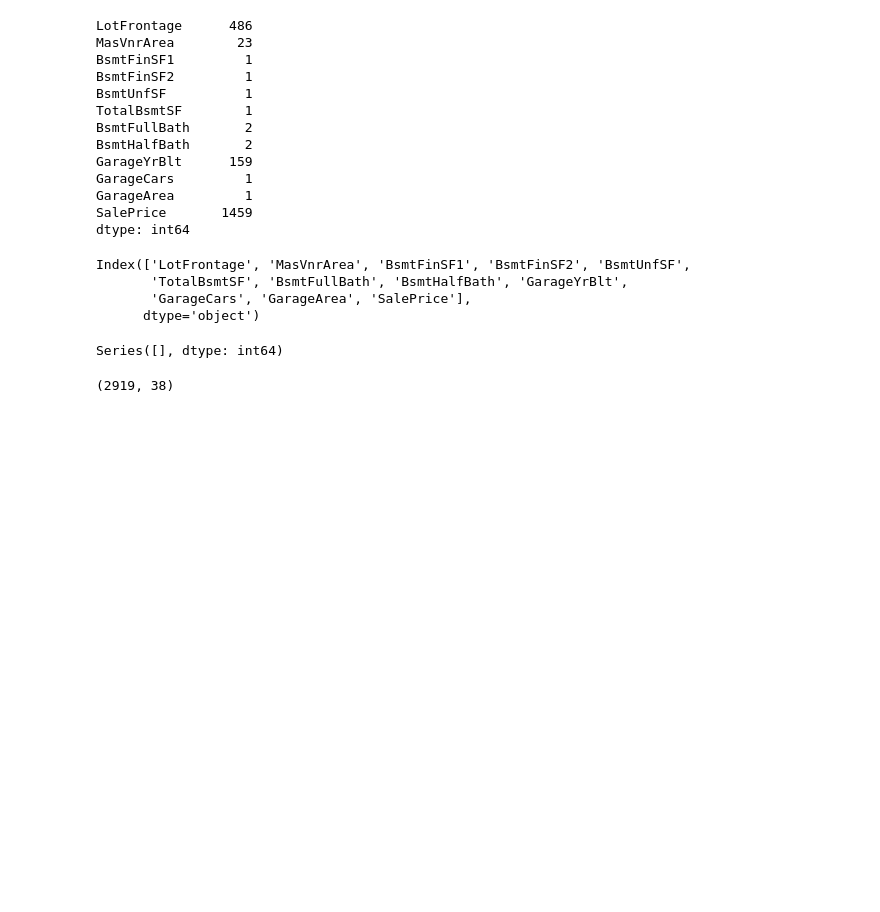
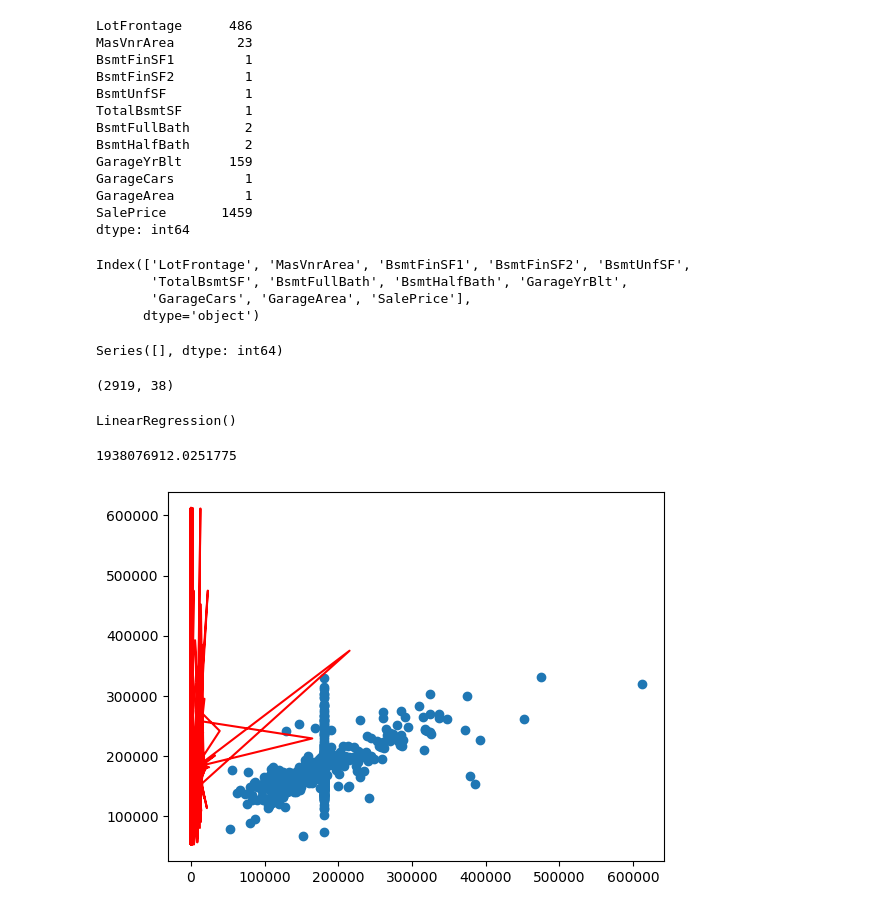
Before and after one commit to gvillaluz/house-prices-prediction, a Jupyter notebook: notebooks/data-exploration.ipynb, the cells around one changed output. Cells and saved outputs as stored; diff of their text form; code cells hidden in the pictures; blank space fills up the shorter version.

Commit message:
model trained in notebook

```diff
--- a/notebooks/data-exploration.ipynb
+++ b/notebooks/data-exploration.ipynb
@@ -130,0 +128,24 @@ y = training_data['SalePrice']
+# %%
+X = training_data.drop(columns='SalePrice')
+y = training_data['SalePrice']
+
+X_train, X_test, Y_train, Y_test = train_test_split(X, y, test_size=0.2)
+model_1 = LinearRegression()
+
+model_1.fit(X_train, Y_train)
+# %% [output]
+LinearRegression()
+# %%
+prediction_1 = model_1.predict(X_test)
+
+mean_squared_error(Y_test, prediction_1)
+# %% [output]
+1938076912.0251775
+# %%
+import matplotlib.pyplot as plt
+
+plt.scatter(Y_test, prediction_1)
+plt.plot(X_test, Y_test, color='red')
+plt.show()
+# %% [output]
+[figure, added]
```
Also changed, not shown: parts of 1 cell of this notebook, 1 other file.
